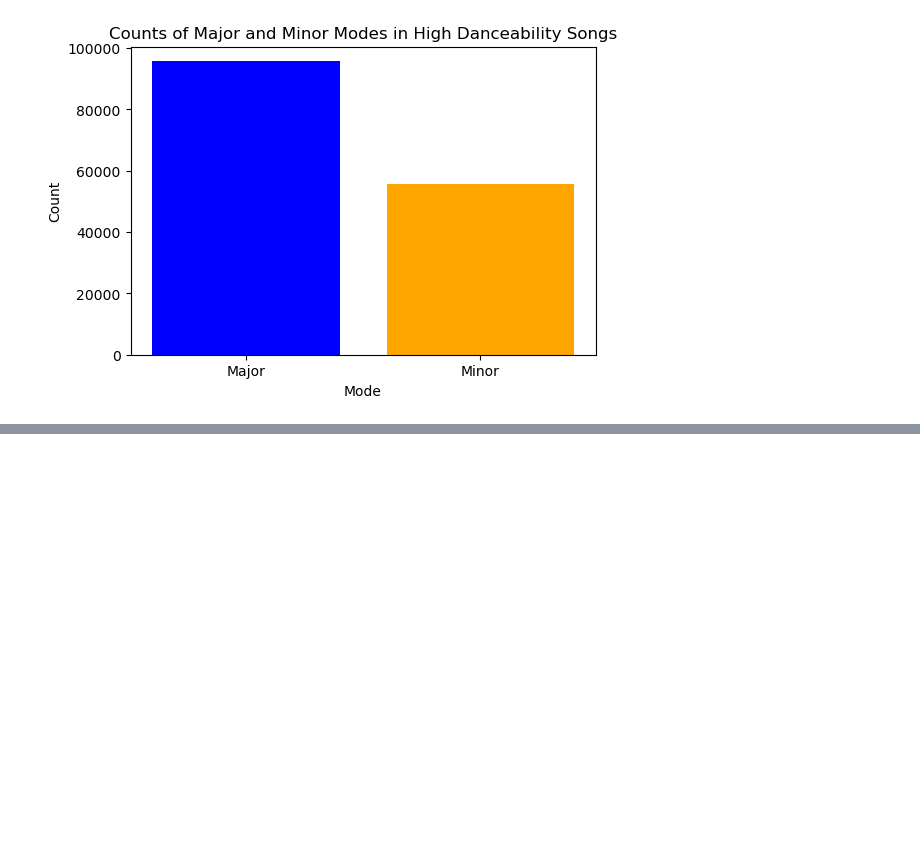
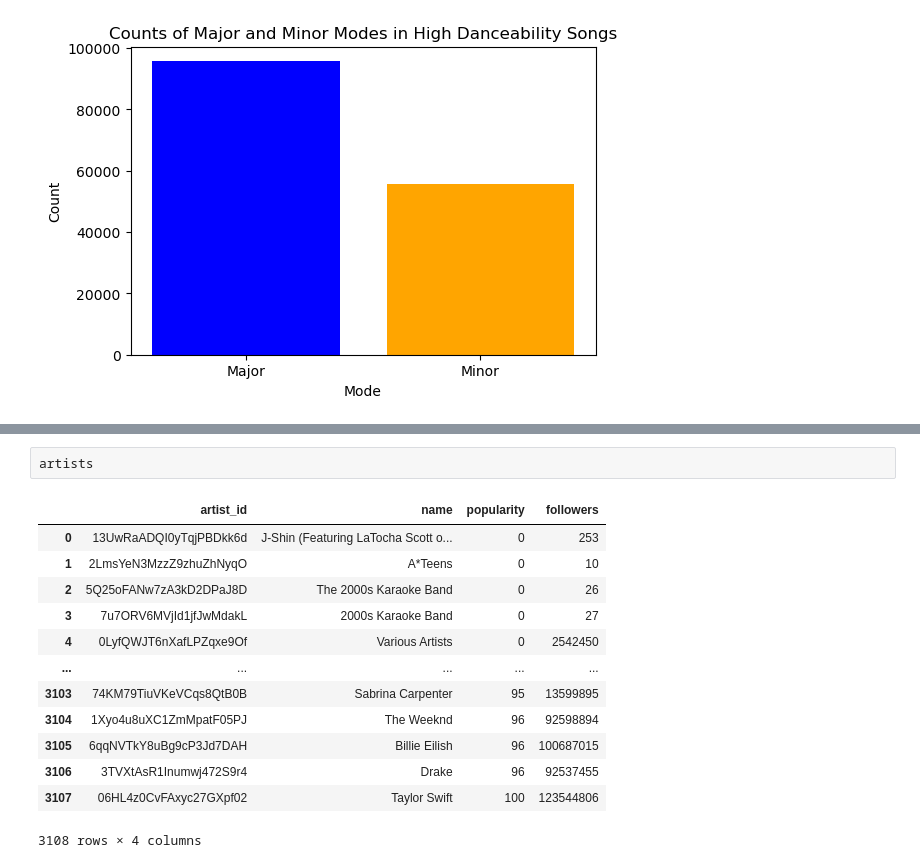
Before and after one commit to nwaynway30/da26_python, a Jupyter notebook: master_data.ipynb, the cells around one changed output, grey strips where cells are left out. Cells and saved outputs as stored; diff of their text form; blank space fills up the shorter version.

```diff
--- a/master_data.ipynb
+++ b/master_data.ipynb
@@ -873,0 +909,16 @@ Name: count, dtype: int64
+# %%
+artists
+# %% [output]
+|  | artist_id | name | popularity | followers |
+| 0 | 13UwRaADQI0yTqjPBDkk6d | J-Shin (Featuring LaTocha Scott o... | 0 | 253 |
+| 1 | 2LmsYeN3MzzZ9zhuZhNyqO | A*Teens | 0 | 10 |
+| 2 | 5Q25oFANw7zA3kD2DPaJ8D | The 2000s Karaoke Band | 0 | 26 |
+| 3 | 7u7ORV6MVjId1jfJwMdakL | 2000s Karaoke Band | 0 | 27 |
+| 4 | 0LyfQWJT6nXafLPZqxe9Of | Various Artists | 0 | 2542450 |
+| ... | ... | ... | ... | ... |
+| 3103 | 74KM79TiuVKeVCqs8QtB0B | Sabrina Carpenter | 95 | 13599895 |
+| 3104 | 1Xyo4u8uXC1ZmMpatF05PJ | The Weeknd | 96 | 92598894 |
+| 3105 | 6qqNVTkY8uBg9cP3Jd7DAH | Billie Eilish | 96 | 100687015 |
+| 3106 | 3TVXtAsR1Inumwj472S9r4 | Drake | 96 | 92537455 |
+| 3107 | 06HL4z0CvFAxyc27GXpf02 | Taylor Swift | 100 | 123544806 |
+3108 rows × 4 columns
```
Also changed, not shown: parts of 6 cells of this notebook.
